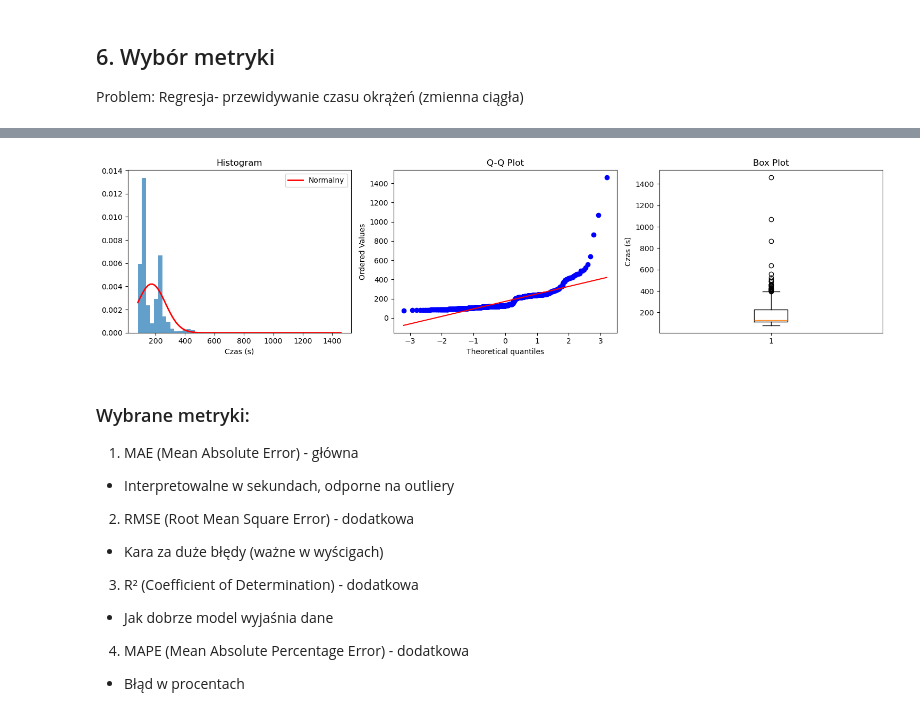
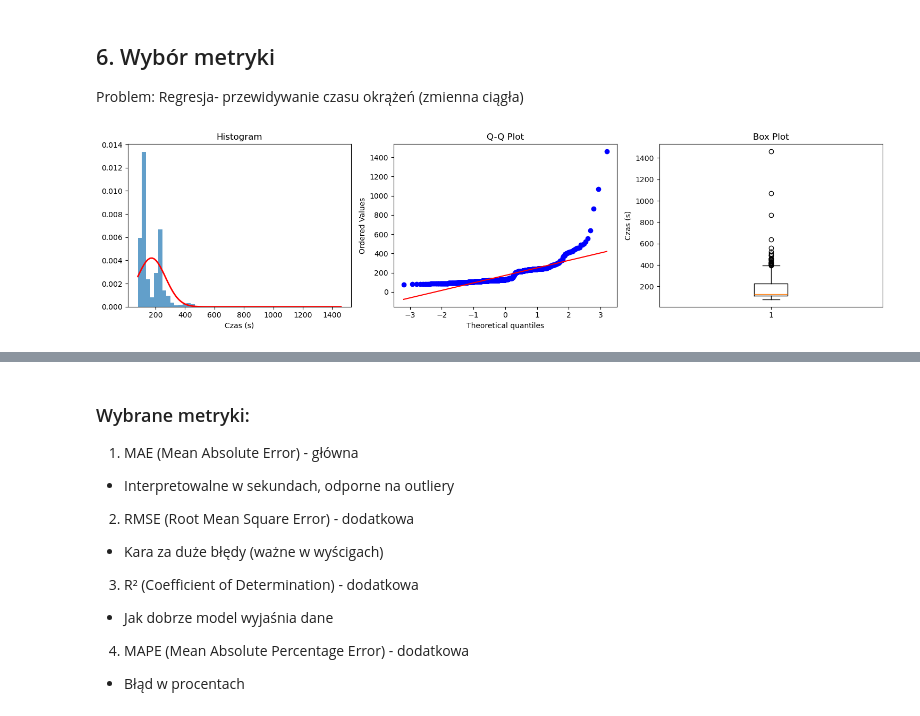
Before and after one commit to PJ-s28184/asi-project, a Jupyter notebook: notebooks/01_eda.ipynb, the cells around one changed output, grey strips where cells are left out. Cells and saved outputs as stored; diff of their text form; code cells hidden in the pictures.

```diff
--- a/notebooks/01_eda.ipynb
+++ b/notebooks/01_eda.ipynb
@@ -360,25 +282,14 @@ Nie usuwam outlierów - mogą być ważne dla modelu (różne tory, warunki pogo
 # %%
-# 6. Enkodowanie cech kategorycznych
-print("\n6. Enkodowanie cech kategorycznych:")
+# 6. Enkodowanie kategorii
+from sklearn.preprocessing import LabelEncoder
 
 categorical_cols = df_clean.select_dtypes(include=['object']).columns
-print("Cechy do enkodowania:")
-for col in categorical_cols:
-    unique_count = df_clean[col].nunique()
-    print(f"  {col}: {unique_count} wartości")
-
-# Label Encoding dla cech z małą liczbą kategorii (≤20)
-from sklearn.preprocessing import LabelEncoder
-
 le_dict = {}
 for col in categorical_cols:
-    unique_count = df_clean[col].nunique()
-    if unique_count <= 20:
+    if df_clean[col].nunique() <= 20:
         le = LabelEncoder()
         df_clean[f'{col}_encoded'] = le.fit_transform(df_clean[col].astype(str))
         le_dict[col] = le
-        print(f"  Zakodowano {col} → {col}_encoded")
 
-print(f"\nPo enkodowaniu: {df_clean.shape}")
-print(f"Nowe kolumny: {[col for col in df_clean.columns if col.endswith('_encoded')]}")
+print(f"Po enkodowaniu: {df_clean.shape}")
 # %% [output]
@@ -404,46 +299,26 @@ Nowe kolumny: ['class_encoded', 'season_encoded', 'circuit_encoded', 'engine_enc
 
 Problem: Regresja- przewidywanie czasu okrążeń (zmienna ciągła)
 # %%
-# Sprawdzenie rozkładu czasu okrążeń
-print("Analiza rozkładu czasu okrążeń:")
+# Rozkład czasu okrążeń
+from scipy import stats
 
-if 'lap_time_seconds' in df_clean.columns:
-    from scipy import stats
+fig, axes = plt.subplots(1, 3, figsize=(15, 4))
+axes[0].hist(df_clean['lap_time_seconds'], bins=50, density=True, alpha=0.7)
+mu, sigma = df_clean['lap_time_seconds'].mean(), df_clean['lap_time_seconds'].std()
+x = np.linspace(df_clean['lap_time_seconds'].min(), df_clean['lap_time_seconds'].max(), 100)
+axes[0].plot(x, stats.norm.pdf(x, mu, sigma), 'r-', linewidth=2)
+axes[0].set_title('Histogram')
+axes[0].set_xlabel('Czas (s)')
 
-    # Test normalności
-    if len(df_clean) < 5000:
-        shapiro_stat, shapiro_p = stats.shapiro(df_clean['lap_time_seconds'].sample(min(5000, len(df_clean))))
-        print(f"Test Shapiro-Wilka: p-value={shapiro_p:.4f}")
-        print(f"Rozkład {'jest' if shapiro_p > 0.05 else 'nie jest'} normalny")
+stats.probplot(df_clean['lap_time_seconds'], dist="norm", plot=axes[1])
+axes[1].set_title('Q-Q Plot')
 
-    # Skośność i kurtoza
-    skewness = stats.skew(df_clean['lap_time_seconds'])
-    kurtosis = stats.kurtosis(df_clean['lap_time_seconds'])
-    print(f"Skośność: {skewness:.4f} (prawostronna)")
-    print(f"Kurtoza: {kurtosis:.4f} (cięższe ogony)")
-    print(f"Rozkład jest silnie skośny - MAE jest dobrym wyborem metryki (odporna na outliery)")
+axes[2].boxplot(df_clean['lap_time_seconds'])
+axes[2].set_title('Box Plot')
+axes[2].set_ylabel('Czas (s)')
+plt.tight_layout()
+plt.show()
 
-    # Wizualizacja
-    fig, axes = plt.subplots(1, 3, figsize=(15, 4))
-
-    # Histogram z krzywą normalną
-    axes[0].hist(df_clean['lap_time_seconds'], bins=50, density=True, alpha=0.7)
-    mu, sigma = df_clean['lap_time_seconds'].mean(), df_clean['lap_time_seconds'].std()
-    x = np.linspace(df_clean['lap_time_seconds'].min(), df_clean['lap_time_seconds'].max(), 100)
-    axes[0].plot(x, stats.norm.pdf(x, mu, sigma), 'r-', linewidth=2, label='Normalny')
-    axes[0].set_title('Histogram')
-    axes[0].set_xlabel('Czas (s)')
-    axes[0].legend()
-
-    # Q-Q plot
-    stats.probplot(df_clean['lap_time_seconds'], dist="norm", plot=axes[1])
-    axes[1].set_title('Q-Q Plot')
-
-    # Box plot
-    axes[2].boxplot(df_clean['lap_time_seconds'])
-    axes[2].set_title('Box Plot')
-    axes[2].set_ylabel('Czas (s)')
-
-    plt.tight_layout()
-    plt.show()
+print("Wniosek: rozkład jest skośny → jako główną metrykę biorę MAE.")
 # %% [output]
+[figure, new version]
@@ -456,4 +326,3 @@ Rozkład jest silnie skośny - MAE jest dobrym wyborem metryki (odporna na outli
-[figure, old version]
 # %% [markdown]
 ### Wybrane metryki:
 
```
Also changed, not shown: parts of 17 cells of this notebook, 13 other files.
